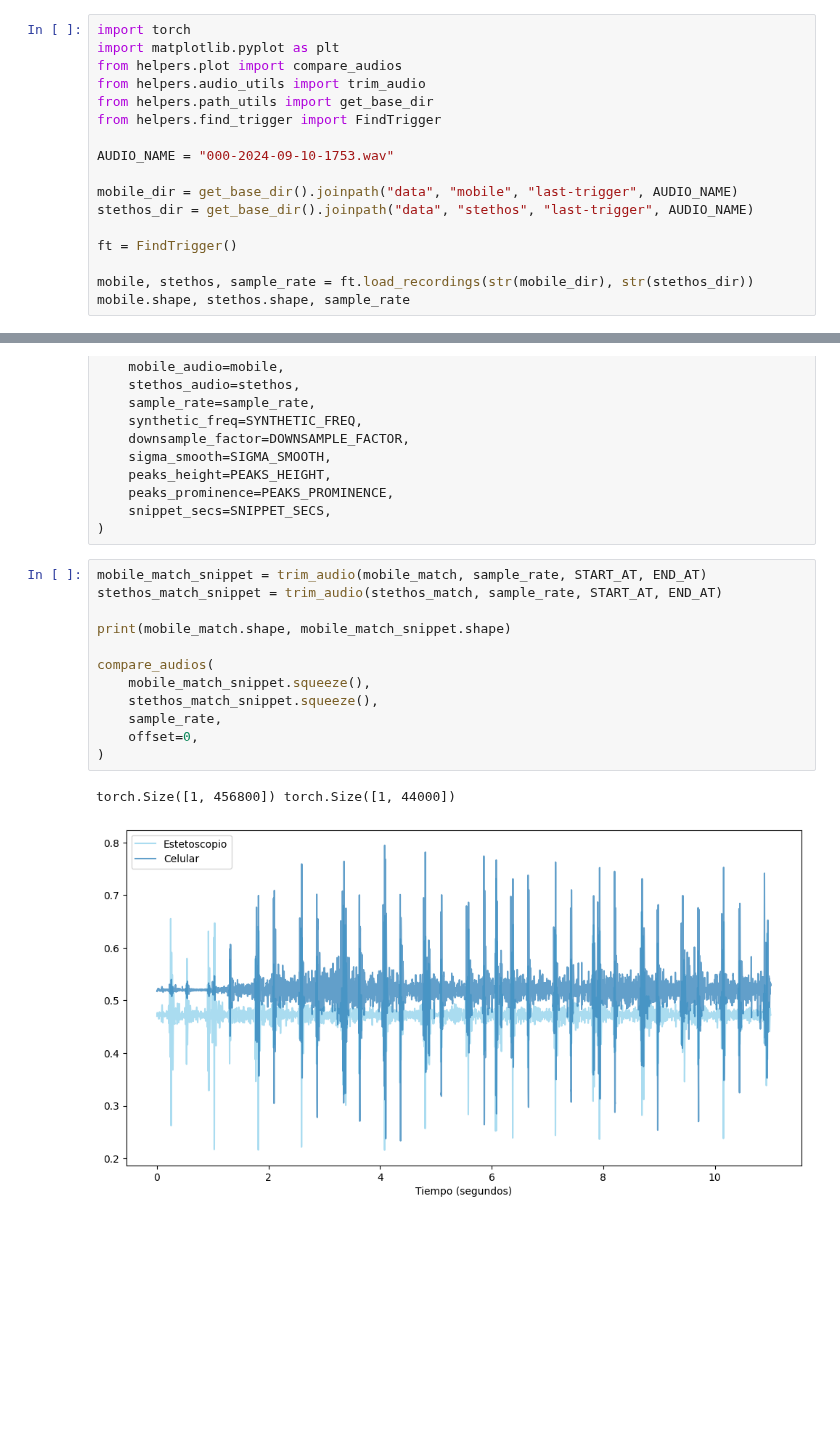
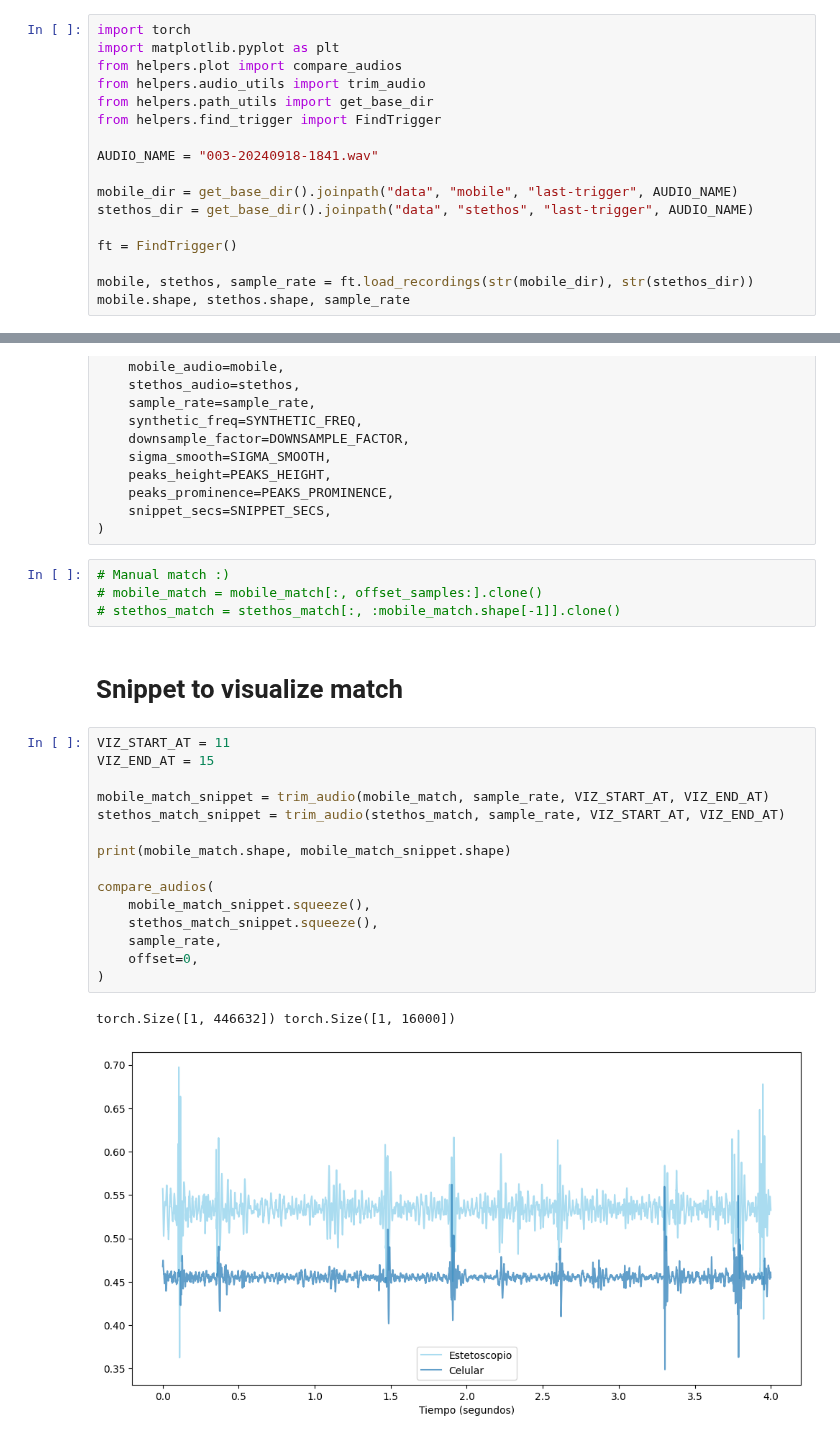
Before and after one commit to Afroefras/coratech, a Jupyter notebook: notebooks/last-trigger/last-trigger-match.ipynb, the cells around one changed output, grey strips where cells are left out. Cells and saved outputs as stored; diff of their text form; blank space fills up the shorter version.

Commit message:
Code to manual match after trigger-matching and write simplest model

```diff
--- a/notebooks/last-trigger/last-trigger-match.ipynb
+++ b/notebooks/last-trigger/last-trigger-match.ipynb
@@ -6,7 +8,7 @@ from helpers.audio_utils import trim_audio
 from helpers.path_utils import get_base_dir
 from helpers.find_trigger import FindTrigger
 
-AUDIO_NAME = "000-2024-09-10-1753.wav"
+AUDIO_NAME = "003-20240918-1841.wav"
 
 mobile_dir = get_base_dir().joinpath("data", "mobile", "last-trigger", AUDIO_NAME)
 stethos_dir = get_base_dir().joinpath("data", "stethos", "last-trigger", AUDIO_NAME)
@@ -87,18 +99,27 @@ mobile_match, stethos_match = ft.match_last_trigger(
     peaks_prominence=PEAKS_PROMINENCE,
     snippet_secs=SNIPPET_SECS,
 )
+# %%
+# Manual match :)
+# mobile_match = mobile_match[:, offset_samples:].clone()
+# stethos_match = stethos_match[:, :mobile_match.shape[-1]].clone()
+# %% [markdown]
+# Snippet to visualize match
 # %%
-mobile_match_snippet = trim_audio(mobile_match, sample_rate, START_AT, END_AT)
-stethos_match_snippet = trim_audio(stethos_match, sample_rate, START_AT, END_AT)
+VIZ_START_AT = 11
+VIZ_END_AT = 15
+
+mobile_match_snippet = trim_audio(mobile_match, sample_rate, VIZ_START_AT, VIZ_END_AT)
+stethos_match_snippet = trim_audio(stethos_match, sample_rate, VIZ_START_AT, VIZ_END_AT)
 
 print(mobile_match.shape, mobile_match_snippet.shape)
 
 compare_audios(
     mobile_match_snippet.squeeze(),
     stethos_match_snippet.squeeze(),
     sample_rate,
     offset=0,
 )
 # %% [output]
-torch.Size([1, 456800]) torch.Size([1, 44000])
+torch.Size([1, 446632]) torch.Size([1, 16000])
-[figure, old version]
+[figure, new version]
```
Also changed, not shown: parts of 16 cells of this notebook, 2 other files.
